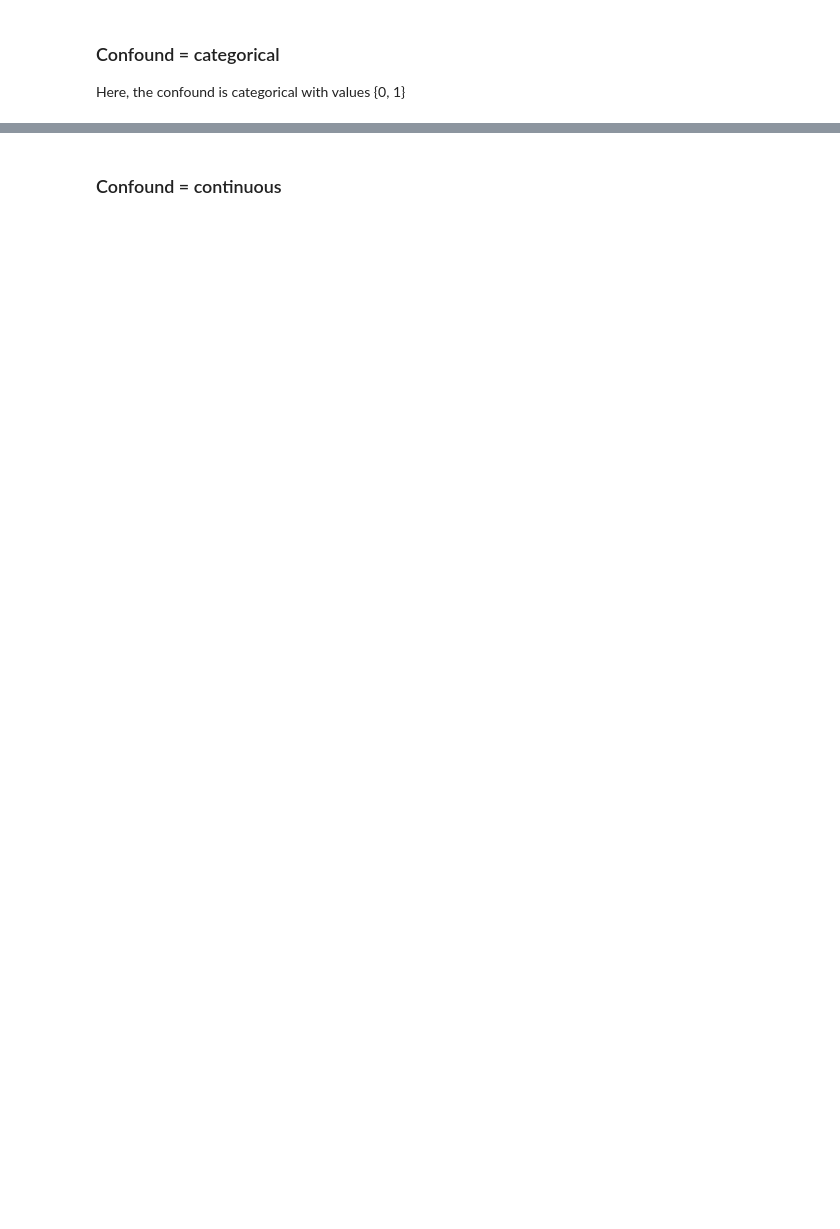
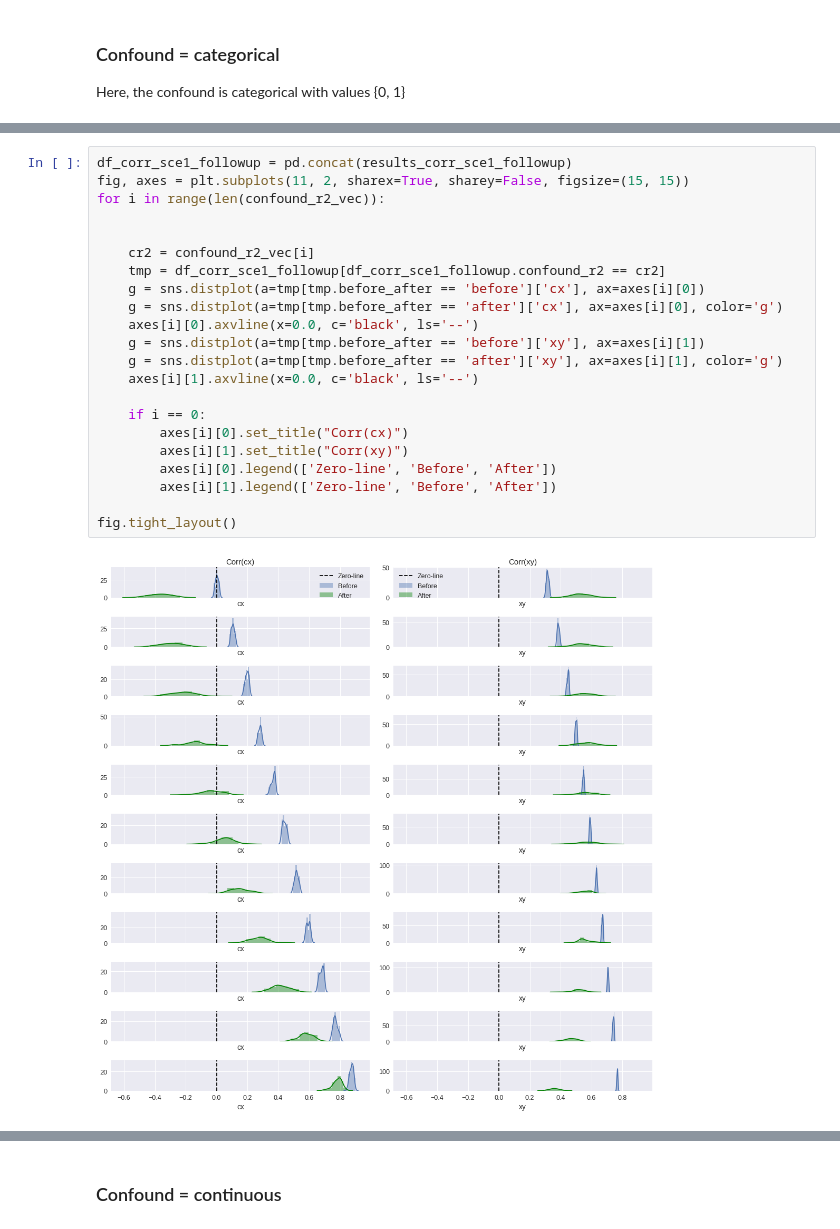
Before and after one commit to lukassnoek/MVCA, a Jupyter notebook: analyses/simulation/simulation_counterbalancing_vs_regression.ipynb, the cells around one changed output, grey strips where cells are left out. Cells and saved outputs as stored; diff of their text form; blank space fills up the shorter version.

```diff
--- a/analyses/simulation/simulation_counterbalancing_vs_regression.ipynb
+++ b/analyses/simulation/simulation_counterbalancing_vs_regression.ipynb
@@ -493,0 +669,24 @@ Here, the confound is categorical with values {0, 1}
+# %%
+df_corr_sce1_followup = pd.concat(results_corr_sce1_followup)
+fig, axes = plt.subplots(11, 2, sharex=True, sharey=False, figsize=(15, 15))
+for i in range(len(confound_r2_vec)):
+
+
+    cr2 = confound_r2_vec[i]
+    tmp = df_corr_sce1_followup[df_corr_sce1_followup.confound_r2 == cr2]
+    g = sns.distplot(a=tmp[tmp.before_after == 'before']['cx'], ax=axes[i][0])
+    g = sns.distplot(a=tmp[tmp.before_after == 'after']['cx'], ax=axes[i][0], color='g')
+    axes[i][0].axvline(x=0.0, c='black', ls='--')
+    g = sns.distplot(a=tmp[tmp.before_after == 'before']['xy'], ax=axes[i][1])
+    g = sns.distplot(a=tmp[tmp.before_after == 'after']['xy'], ax=axes[i][1], color='g')
+    axes[i][1].axvline(x=0.0, c='black', ls='--')
+
+    if i == 0:
+        axes[i][0].set_title("Corr(cx)")
+        axes[i][1].set_title("Corr(xy)")
+        axes[i][0].legend(['Zero-line', 'Before', 'After'])
+        axes[i][1].legend(['Zero-line', 'Before', 'After'])
+
+fig.tight_layout()
+# %% [output]
+[figure, added]
```
Also changed, not shown: parts of 38 cells of this notebook.
